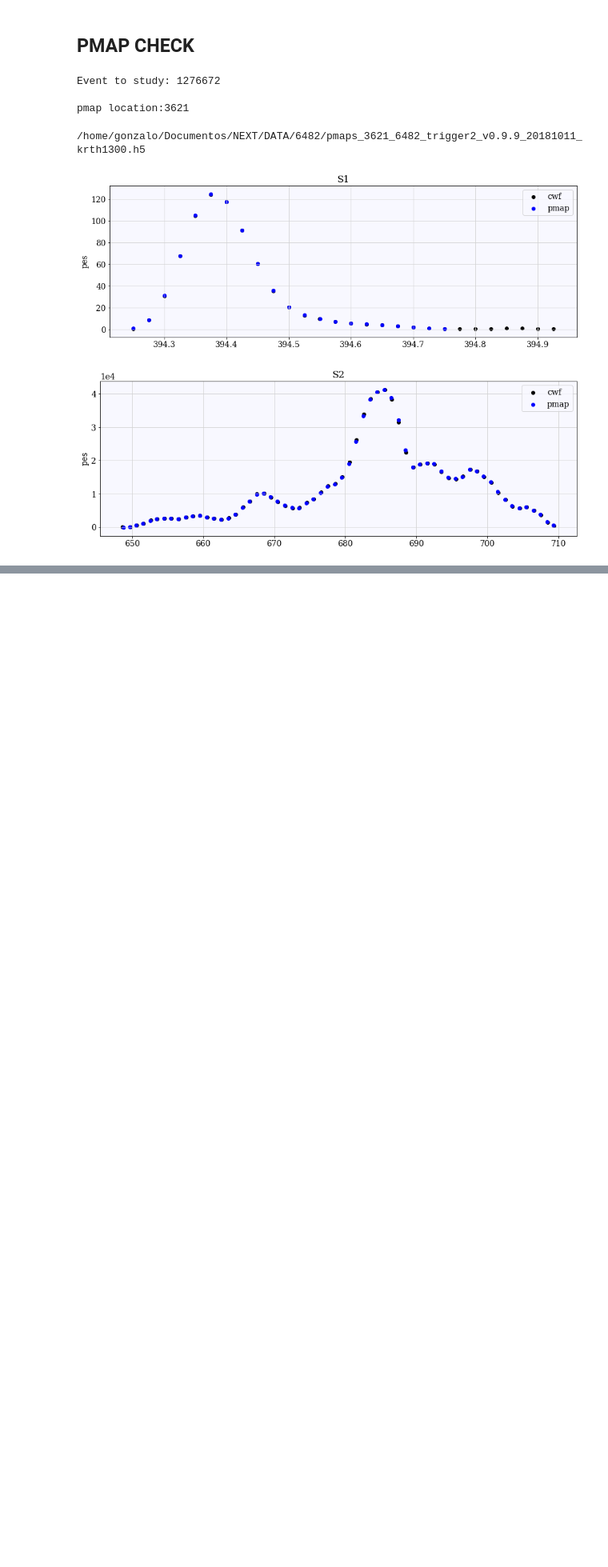
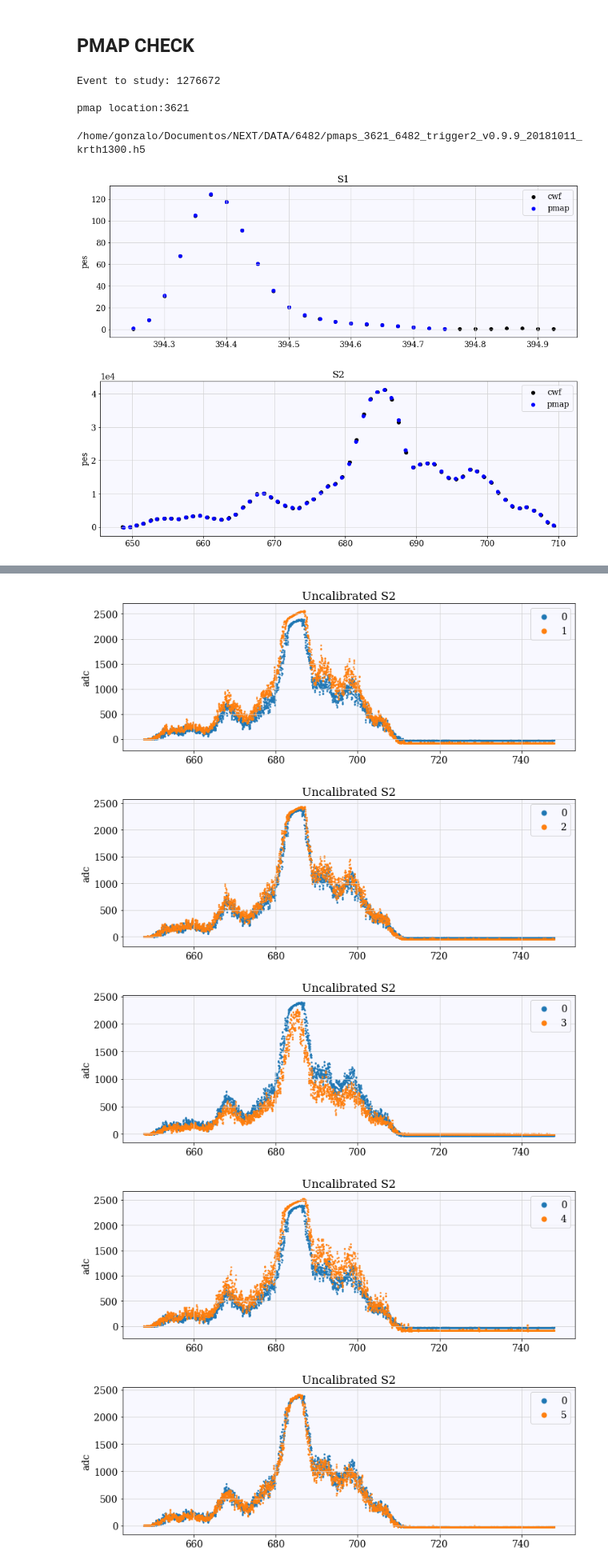
Before and after one commit to gondiaz/ICAROSNB, a Jupyter notebook: GDL/WF/CWF_study_Tlpk.ipynb, the cells around one changed output, grey strips where cells are left out. Shown at 80% size. Cells and saved outputs as stored; diff of their text form; code cells hidden in the pictures; blank space fills up the shorter version.

```diff
--- a/GDL/WF/CWF_study_Tlpk.ipynb
+++ b/GDL/WF/CWF_study_Tlpk.ipynb
@@ -328,0 +376,21 @@ ax.legend();
+# %%
+evt_above_th = []
+
+for i in range(0, len(wfs_by_event)):
+
+    wfs = wfs_by_event[i]
+
+    s2 = s2finder(wfs)[0]
+    s2tim = s2.times/1000
+
+    t = np.arange(len(wfs.sum(axis=0)))/40
+    idx = np.argwhere((s2tim[0]<=t)&(t<=s2tim[-1])).flatten()
+    s2wfs = wfs[:, idx]
+
+    n=0
+    for pmt in range(0, 12):
+        if s2wfs[pmt].max()>=2300: n+=1
+
+    if n>=3: evt_above_th.append(i)
+
+evt_above_th = np.array(evt_above_th)
@@ -328,0 +403,21 @@ ax.legend();
+# %%
+i = evt_above_th[15]
+wfs = wfs_by_event[i]
+# %%
+pmt1 = 0
+pmt2s = np.arange(1, 12)
+
+for pmt2 in pmt2s:
+    fig = plt.figure(figsize=[12, 4])
+    ax = fig.add_subplot(111)
+    ax.set_title('Uncalibrated S2')
+    ax.scatter(t[idx], wfs[pmt1][idx], s=2, label=pmt1)
+    ax.scatter(t[idx], wfs[pmt2][idx], s=2, label=pmt2)
+    ax.set_ylabel('adc')
+    ax.legend(markerscale=5);
+# %% [output]
+[figure, added]
+[figure, added]
+[figure, added]
+[figure, added]
+[figure, added]
```
Also changed, not shown: parts of 8 cells of this notebook, 4 other files.
